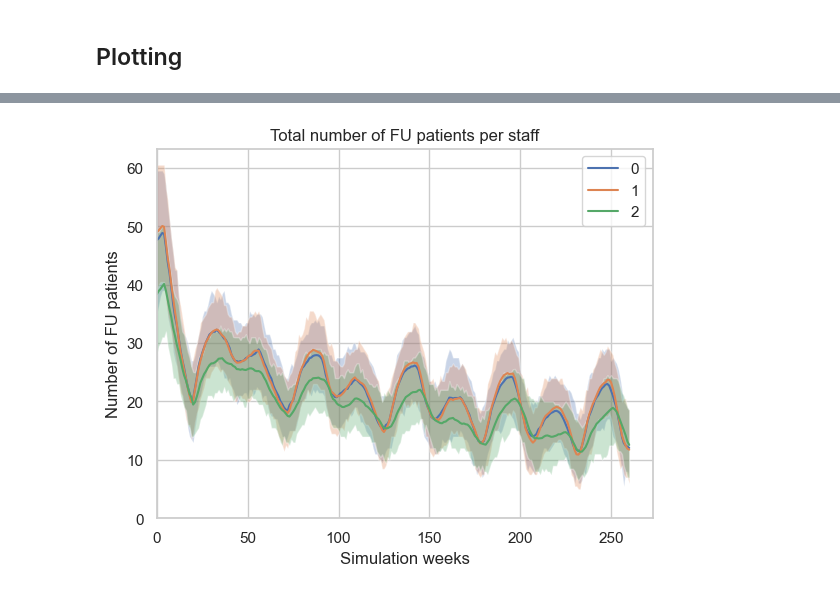
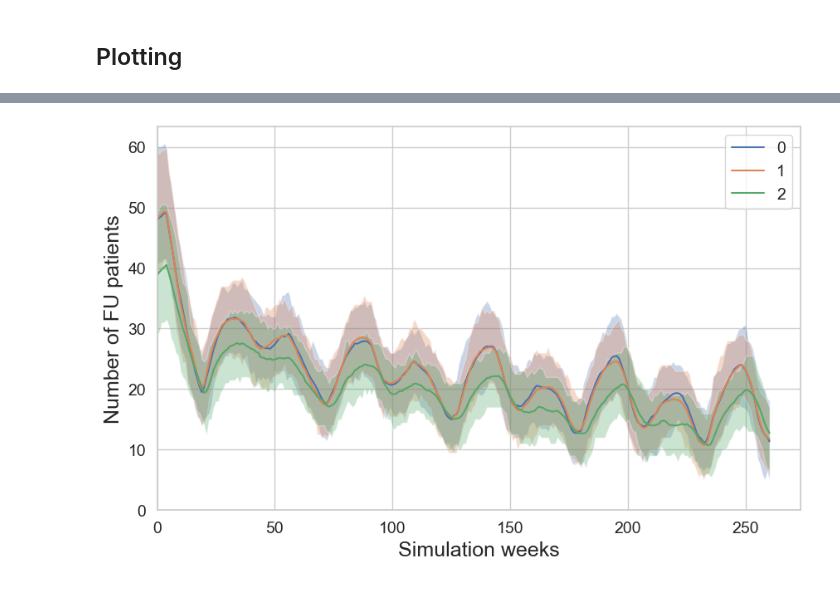
Before and after one commit to CSampsonSomersetFT/ADHD_DES_Simulation, a Jupyter notebook: Simulation_framework.ipynb, the cells around one changed output, grey strips where cells are left out. Saved outputs shown, nothing was run; the diff lists cells and outputs as text; code cells hidden in the pictures.

Commit message:
Working current scenario

```diff
--- a/Simulation_framework.ipynb
+++ b/Simulation_framework.ipynb
@@ -776,25 +905,44 @@ plt.savefig("images/max_wait_times.png", dpi=600)
 # %%
+plt.figure(figsize=(10,6))
+
 current_load = np.array([sc.metrics["current_load"] for sc in scs])
 
 staff_name = current_load[0].keys()
 
 x = np.array([[vals[name] for vals in current_load] for name in staff_name])
 
 for name in staff_name:
     ax = sns.lineplot(np.mean(x, axis=1)[name], label=name)
     plt.fill_between(range(len(x[name][0])), np.percentile(x, 2.5, axis=1)[name], np.percentile(x, 97.5, axis=1)[name], alpha=0.3)
 
 
 plt.legend()
 
 plt.xlabel("Simulation weeks")
 plt.ylabel("Number of FU patients")
 
-plt.title("Total number of FU patients per staff")
+# plt.title("Total number of FU patients per staff")
 
 plt.xlim(0)
 plt.ylim(0)
 
+
+
+# plot_end_points(ax)
+
+ys = [l.get_ydata()[-1] for l in ax.lines]
+pd.DataFrame(zip(["new", "fu", "ar"], ys))#.to_csv("current_approach_max_wait.csv")
+
+
+
+plt.legend(fontsize=14)
+ax.xaxis.label.set_size(18)
+ax.yaxis.label.set_size(18)
+ax.tick_params(axis='x', labelsize=14)
+ax.tick_params(axis='y', labelsize=14)
+
+
+
 plt.savefig("images/case_load.png")
 # %% [output]
-[figure, old version]
+[figure, new version]
```
Also changed, not shown: parts of 18 cells of this notebook.
